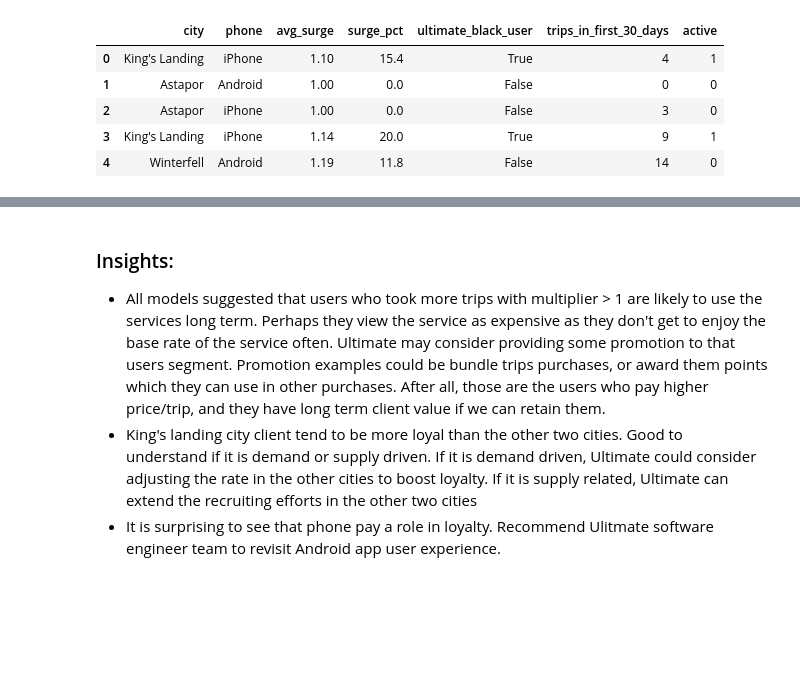
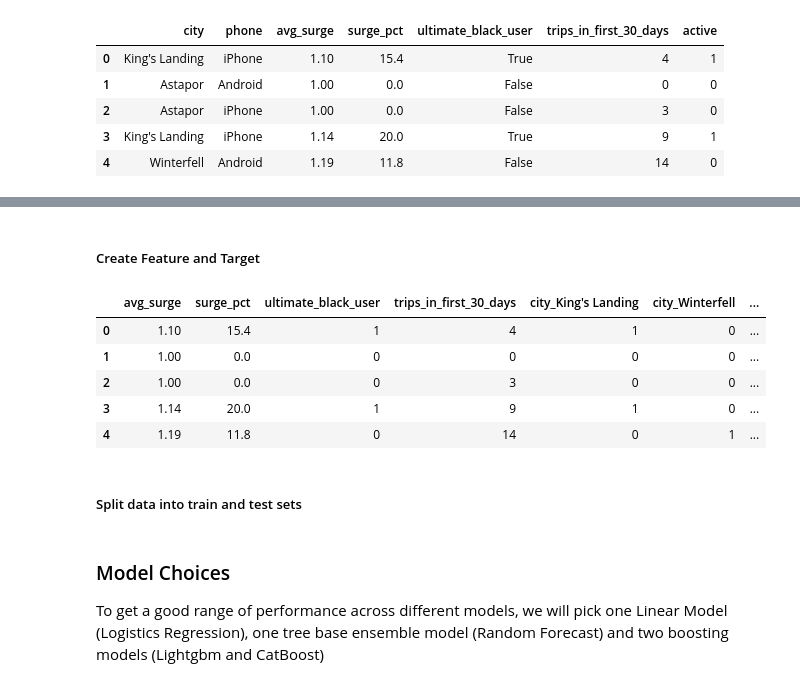
Before and after one commit to sittingman/takehome_proj, a Jupyter notebook: ultimate_challenge/part_3.ipynb, the cells around one changed output, grey strips where cells are left out. Drawn from its saved outputs; the diff is of its cells as text; code cells hidden in the pictures; blank space fills up the shorter version.

```diff
--- a/ultimate_challenge/part_3.ipynb
+++ b/ultimate_challenge/part_3.ipynb
@@ -365,6 +262,2 @@ Catboost has the best performance in this analysis. Catboost is particular good
-# %% [markdown]
-### Insights:
-
-- All models suggested that users who took more trips with multiplier > 1 are likely to use the services long term. Perhaps they view the service as expensive as they don't get to enjoy the base rate of the service often. Ultimate may consider providing some promotion to that users segment. Promotion examples could be bundle trips purchases, or award them points which they can use in other purchases. After all, those are the users who pay higher price/trip, and they have long term client value if we can retain them.
-- King's landing city client tend to be more loyal than the other two cities. Good to understand if it is demand or supply driven. If it is demand driven, Ultimate could consider adjusting the rate in the other cities to boost loyalty. If it is supply related, Ultimate can extend the recruiting efforts in the other two cities
-- It is surprising to see that phone pay a role in loyalty. Recommend Ulitmate software engineer team to revisit Android app user experience.
+# %% [markdown]
+##### Create Feature and Target
@@ -370,0 +271,11 @@ Catboost has the best performance in this analysis. Catboost is particular good
+# %%
+feature_w_dummies.head()
+# %% [output]
+|  | avg_surge | surge_pct | ultimate_black_user | trips_in_first_30_days | city_King's Landing | city_Winterfell | ... |
+| 0 | 1.10 | 15.4 | 1 | 4 | 1 | 0 | ... |
+| 1 | 1.00 | 0.0 | 0 | 0 | 0 | 0 | ... |
+| 2 | 1.00 | 0.0 | 0 | 3 | 0 | 0 | ... |
+| 3 | 1.14 | 20.0 | 1 | 9 | 1 | 0 | ... |
+| 4 | 1.19 | 11.8 | 0 | 14 | 0 | 1 | ... |
+# %% [markdown]
+##### Split data into train and test sets
@@ -370,0 +287,4 @@ Catboost has the best performance in this analysis. Catboost is particular good
+# %% [markdown]
+### Model Choices
+
+To get a good range of performance across different models, we will pick one Linear Model (Logistics Regression), one tree base ensemble model (Random Forecast) and two boosting models (Lightgbm and CatBoost)
```
Also changed, not shown: parts of 48 cells of this notebook.
